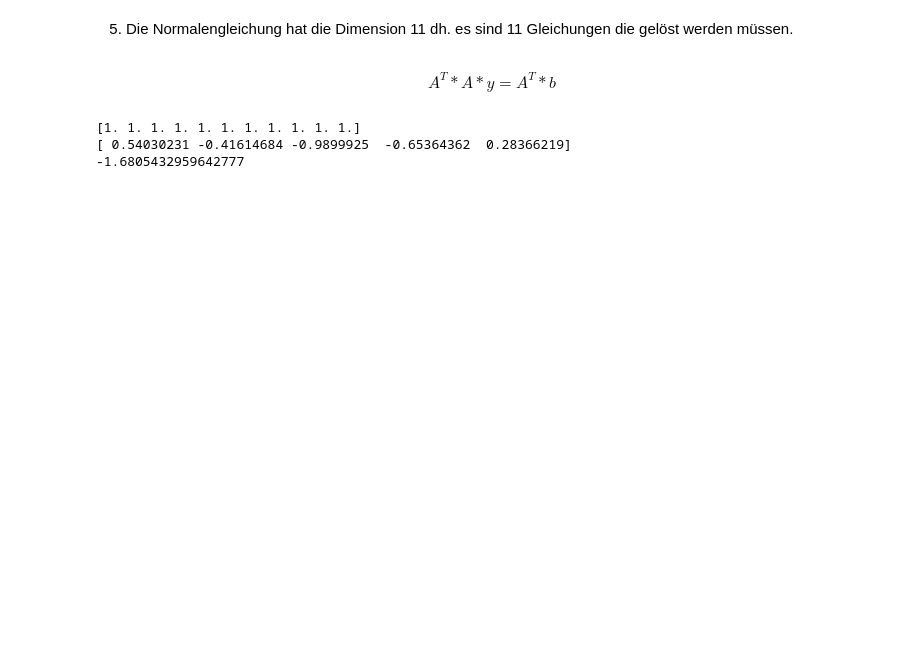
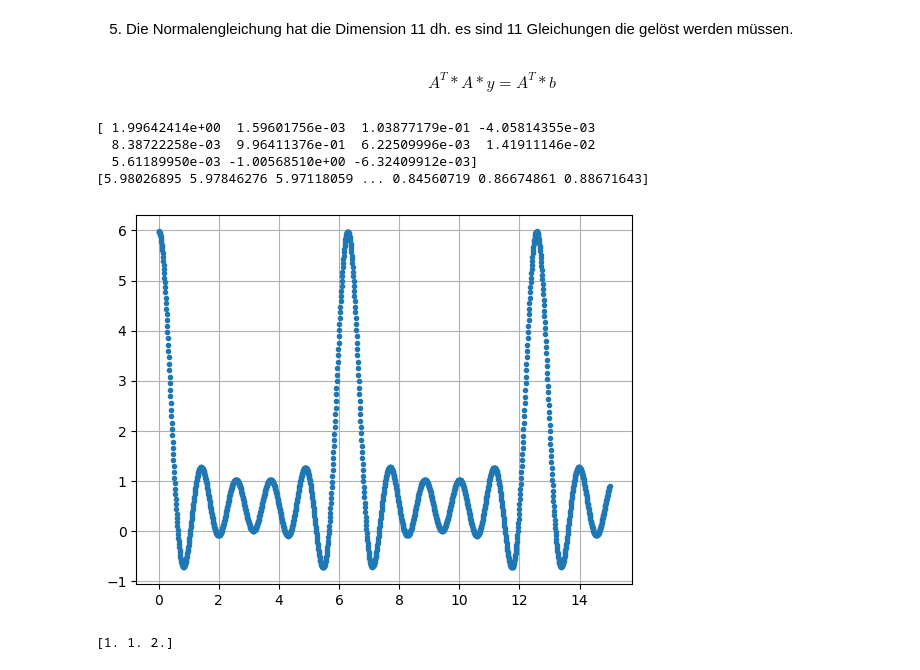
Before and after one commit to roman1100011/NumerikPraktika, a Jupyter notebook: Praktikum 4/Numerik-Praktikum-4_stiw.ipynb, the cells around one changed output. Cells and saved outputs as stored; diff of their text form; code cells hidden in the pictures; blank space fills up the shorter version.

Commit message:
Weiterarbeit, Matrix A stimmt, Solver funktioniert noch nicht

```diff
--- a/Praktikum 4/Numerik-Praktikum-4_stiw.ipynb
+++ b/Praktikum 4/Numerik-Praktikum-4_stiw.ipynb
@@ -25,7 +25,7 @@ Anzahl Messpunkte:  1501
 4. Die Systemmatrix hat folgende Eigenschaften: die Erste Spalte besteht nur aus den Vorfaktoren von $a_0$, dieser ist konstant und gegeben als $1/2$. Die folgenden Spalten bestehen jeweils abwechselnd aus den Vorfaktoren von $a_k$ bzw. $b_k$. Diese sind definiert als $cos(\omega k t)$ bzw. $sin(\omega k t)$. Die gesuchte Matrix ist also die folgende:
 # %%
 n = 5
-w=1
+w=1.0
 t = data[:,0]
 
 A = np.zeros([len(t),1+2*n],dtype=float)
@@ -54,25 +40,46 @@ $$A^T * A * y = A^T * b$$
 # %%
 b = data[:,1]
 Asolve = A.T@A
 bsolve = A.T@b
 
+
+
 L = sp.linalg.cholesky(Asolve,lower=True)
 U = sp.linalg.cholesky(Asolve,lower=False)
-y = sp.linalg.solve_triangular(L,bsolve)
-x = sp.linalg.solve_triangular(U,y)
-
-x = np.array([1.,1,1,1,1,1,1,1,1,1,1])
+ysolve = sp.linalg.solve_triangular(L,bsolve,unit_diagonal=False,lower=True)
+x = sp.linalg.solve_triangular(U,ysolve,unit_diagonal=False)
 
 print(x)
 
+t = np.array([])
+
 def fn(t):
-    k = np.arange(n)
-    print(np.cos(w*t*k+1)*x[k+1])
-    val = 0.5*x[0] + sum(np.cos(w*t*k+1)*x[k+1] + np.sin(w*t*k+2)*x[k+2])
+    tk = np.zeros([len(t),n])
+    for i in range(n):
+        tk[:,i] = t*(i+1)
+    val = 0.5*x[0] + np.sum(np.cos(w*tk)*x[k] + np.sin(w*tk)*x[k+1],axis = 1)
     return val
 
-print(fn(1.))
+print(fn(t))
+
+plt.plot(data[:,0],fn(t),'.')
+plt.grid()
 # %% [output]
-[1. 1. 1. 1. 1. 1. 1. 1. 1. 1. 1.]
-[ 0.54030231 -0.41614684 -0.9899925  -0.65364362  0.28366219]
--1.6805432959642777
+[ 1.99642414e+00  1.59601756e-03  1.03877179e-01 -4.05814355e-03
+  8.38722258e-03  9.96411376e-01  6.22509996e-03  1.41911146e-02
+  5.61189950e-03 -1.00568510e+00 -6.32409912e-03]
+[5.98026895 5.97846276 5.97118059 ... 0.84560719 0.86674861 0.88671643]
+[figure, added]
+# %%
+##Test sycipy solver
+
+ATest = np.array([[1,1,1],[1,2,1],[1,1,2]])
+bTest = np.array([4,5,6])
+
+LTest = sp.linalg.cholesky(ATest,lower=True)
+UTest = sp.linalg.cholesky(ATest,lower=False)
+ytest = sp.linalg.solve_triangular(LTest,bTest, lower=True)
+xtest = sp.linalg.solve_triangular(UTest,ytest)
+print(xtest)
+# %% [output]
+[1. 1. 2.]
```
Also changed, not shown: parts of 1 cell of this notebook.
